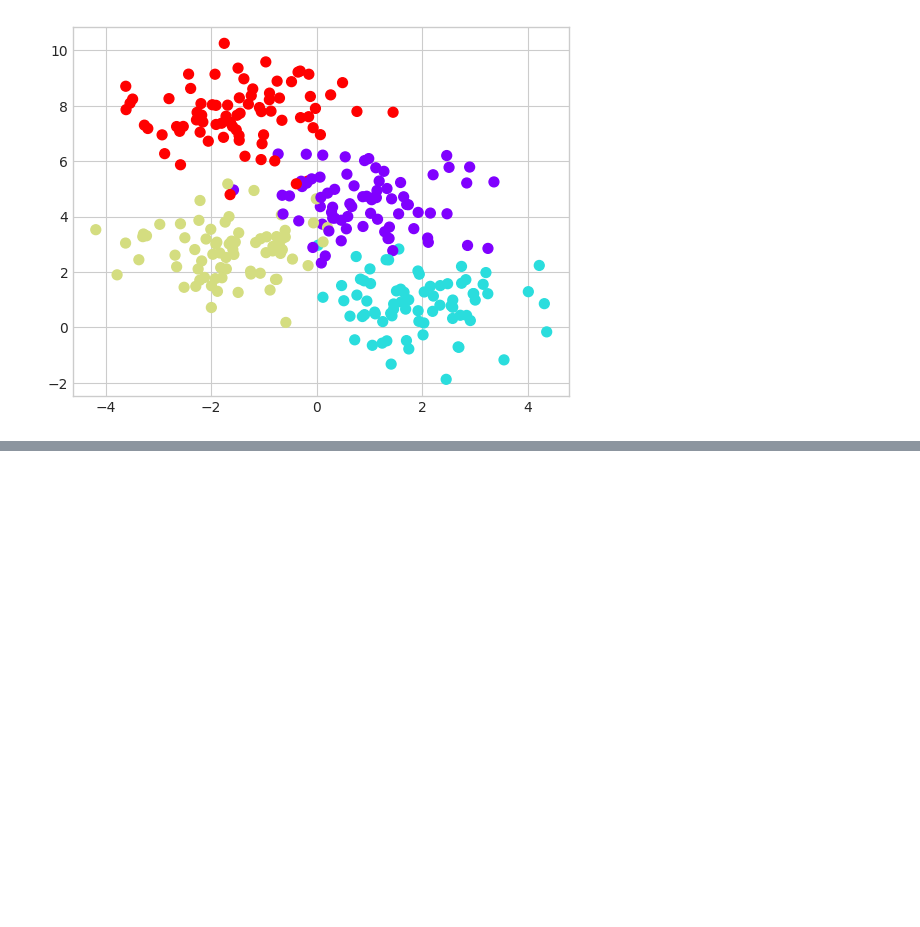
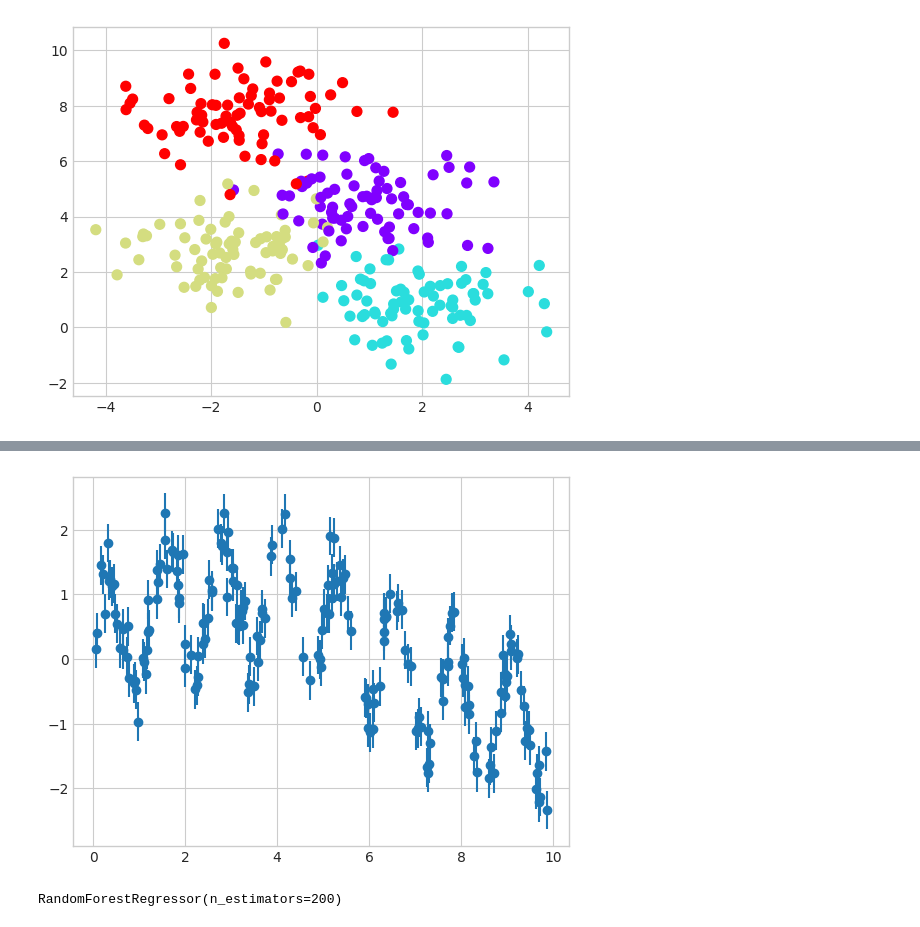
Before and after one commit to 892nske/python_data_science, a Jupyter notebook: ch44.ipynb, the cells around one changed output, grey strips where cells are left out. Drawn from its saved outputs; the diff is of its cells as text; code cells hidden in the pictures; blank space fills up the shorter version.

```diff
--- a/ch44.ipynb
+++ b/ch44.ipynb
@@ -41,0 +55,12 @@ visualize_classifier(DecisionTreeClassifier(), X, y)
+# %%
+def model(x,sigma=0.3):
+    fast_oscillation = np.sin(5*x)
+    slow_oscillation = np.sin(0.5*x)
+    noise = sigma*rng.randn(len(x))
+
+    return slow_oscillation + fast_oscillation + noise
+# %%
+y=model(x)
+plt.errorbar(x,y,0.3,fmt='o');
+# %% [output]
+[figure, added]
@@ -41,0 +69,5 @@ visualize_classifier(DecisionTreeClassifier(), X, y)
+# %%
+forest = RandomForestRegressor(200)
+forest.fit(x[:, None], y)
+# %% [output]
+RandomForestRegressor(n_estimators=200)
```
Also changed, not shown: parts of 6 cells of this notebook, 1 other file.
